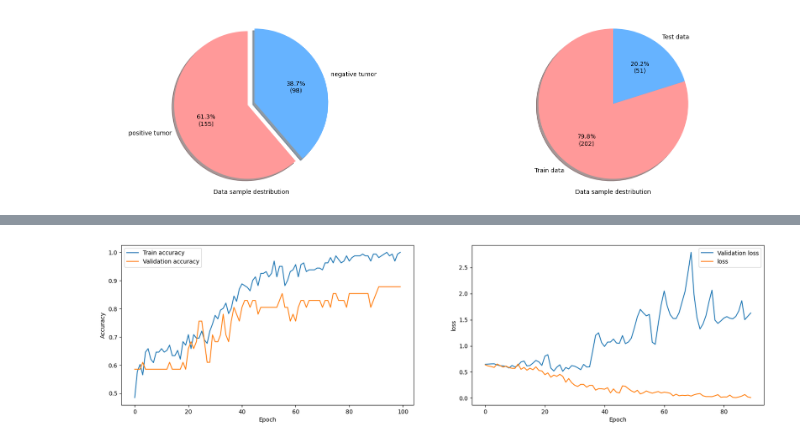
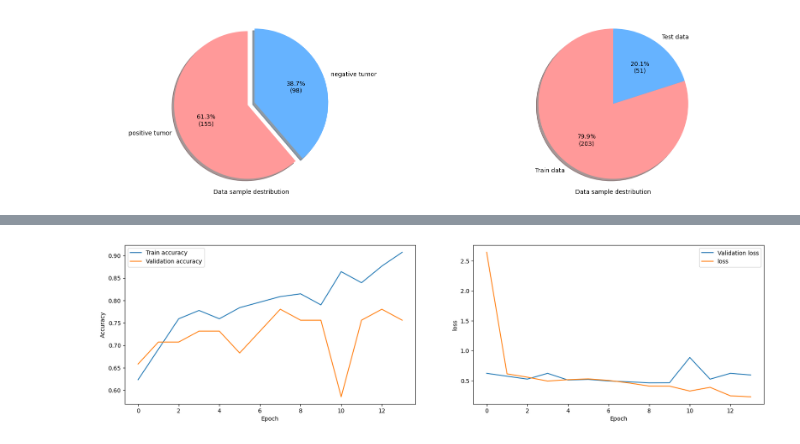
Before and after one commit to DenysZakharovGH/Brain-Tumor-Detection-v1.0-CNN, a Jupyter notebook: Untitled.ipynb, the cells around one changed output, grey strips where cells are left out. Drawn from its saved outputs; the diff is of its cells as text; code cells hidden in the pictures.

```diff
--- a/Untitled.ipynb
+++ b/Untitled.ipynb
@@ -122,15 +130,17 @@ for image_path in train_tumor_images_path:
 
     x_min, x_max, y_min, y_max, thresh = biggest_contours_extrems(img)
 
-    cropped = img[y_min:y_max, x_min:x_max]
+    # cropped = img[y_min:y_max, x_min:x_max]
 
-    bordered = cv2.copyMakeBorder(
-    cropped,
-    top=1, bottom=1, left=1, right=1,
-    borderType=cv2.BORDER_CONSTANT,
-    value=(0, 0, 0))
+    # bordered = cv2.copyMakeBorder(
+    # cropped,
+    # top=1, bottom=1, left=1, right=1,
+    # borderType=cv2.BORDER_CONSTANT,
+    # value=(0, 0, 0))
 
-    img_resized = cv2.resize(bordered, (224, 224))
+    # img_resized = cv2.resize(bordered, (224, 224))
+
+    img_resized = cv2.resize(img, (224, 224))
 
     train_tumor_images.append(img_resized)
     goal_tumor_images.append(status)
@@ -144,8 +154,8 @@ for image_path in train_tumor_images_path:
     y_weight.append(weight)
 
     # Convert BGR → RGB for matplotlib
-    img_rgb = cv2.cvtColor(img, cv2.COLOR_BGR2RGB)
-    cropped_rgb = cv2.cvtColor(cropped, cv2.COLOR_BGR2RGB)
+    #img_rgb = cv2.cvtColor(img, cv2.COLOR_BGR2RGB)
+    #cropped_rgb = cv2.cvtColor(cropped, cv2.COLOR_BGR2RGB)
 
     plt.scatter(x_height, y_weight, color='red', s=50, alpha = 0.6)
     plt.xlabel("Image height")
@@ -228,17 +238,17 @@ def build_cnn(input_shape=(224, 224, 3)):  # розмір зображення 2
 
         # 1 згортковий блок
         layers.Conv2D(64, (4, 4), activation='relu', padding='same'),
-        layers.SpatialDropout2D(0.25),
+        layers.SpatialDropout2D(0.3),
         layers.MaxPooling2D((2, 2)),
 
         # 2 згортковий блок
         layers.Conv2D(128, (4, 4), activation='relu', padding='same'),
-        layers.SpatialDropout2D(0.25),
+        layers.SpatialDropout2D(0.3),
         layers.MaxPooling2D((2, 2)),
 
         # 3 згортковий блок
         layers.Conv2D(128, (4, 4), activation='relu', padding='same'),
-        layers.SpatialDropout2D(0.25),
+        layers.SpatialDropout2D(0.3),
         layers.MaxPooling2D((2, 2)),
 
         layers.Flatten(),
@@ -253,7 +263,7 @@ def build_cnn(input_shape=(224, 224, 3)):  # розмір зображення 2
 
 
         layers.Dense(256, activation='relu'),
-        layers.Dropout(0.5),
+        layers.Dropout(0.2),
         layers.Dense(1, activation='sigmoid')
     ])
     model.compile(optimizer='adam', loss='binary_crossentropy', metrics=['accuracy'])
@@ -290,12 +300,13 @@ from tensorflow.keras.callbacks import EarlyStopping, ModelCheckpoint
 
 callbacks = [
     EarlyStopping(monitor='val_loss', patience=5, restore_best_weights=True),
-    ModelCheckpoint('best_model.h5', monitor='val_loss', save_best_only=True)
+    ModelCheckpoint(fr"{dir_path}\\best_model.keras", monitor='val_loss', save_best_only=True)
 ]
 # %%
 history = model.fit(X_train, y_train,
                     validation_split=0.2,
                     epochs=100,
-                    batch_size=32)
+                    batch_size=16,
+                    callbacks=[callbacks])
 # %% [output]
 Epoch 1/100
@@ -337,27 +348,27 @@ Epoch 100/100
 # %%
 
 fig, axes = plt.subplots(ncols=2, figsize=(20, 5))
 
 axes[0].plot(history.history['accuracy'], label='Train accuracy')
 axes[0].plot(history.history['val_accuracy'], label='Validation accuracy')
 
 axes[0].legend()
 #axes[0].title("Accuracy training")
 axes[0].set_xlabel("Epoch")
 axes[0].set_ylabel("Accuracy")
 
 
-axes[1].plot(history.history['val_loss'][10:], label='Validation loss')
-axes[1].plot(history.history['loss'][10:], label='loss')
+axes[1].plot(history.history['val_loss'], label='Validation loss')
+axes[1].plot(history.history['loss'], label='loss')
 axes[1].legend()
 #axes[1].title("loss training")
 axes[1].set_xlabel("Epoch")
 axes[1].set_ylabel("loss")
 
 
 plt.show()
 # %% [output]
-[figure, old version]
+[figure, new version]
 # %%
 test_loss, test_accuracy = model.evaluate(X_test, y_test)
 print(f"📊 Test accuracy: {test_accuracy:.4f}")
```
Also changed, not shown: parts of 8 cells of this notebook, 2 other files.
